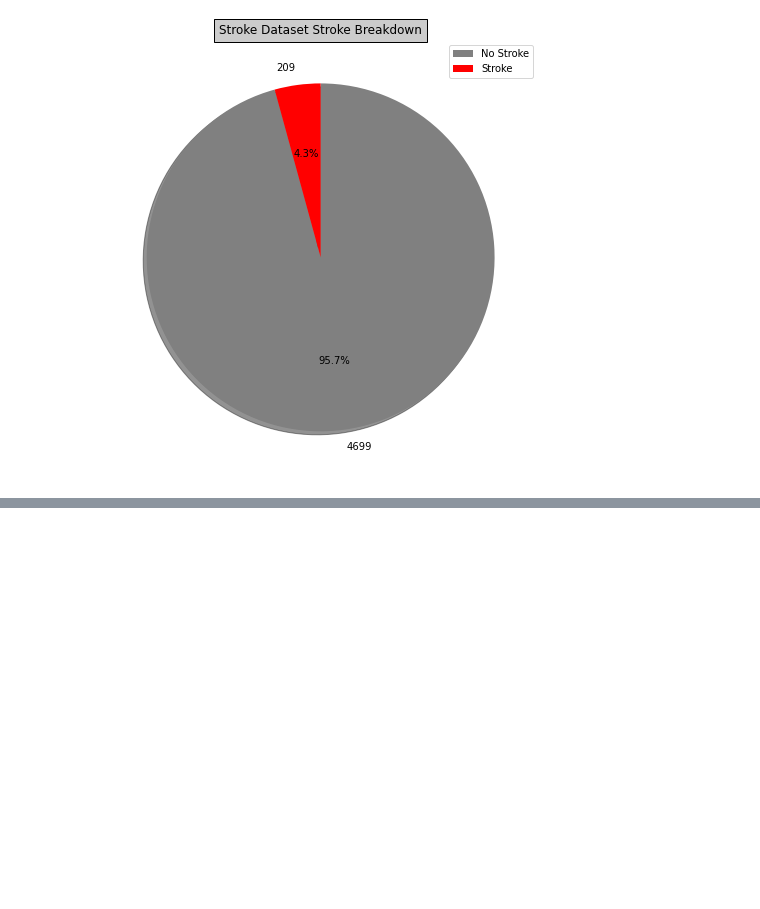
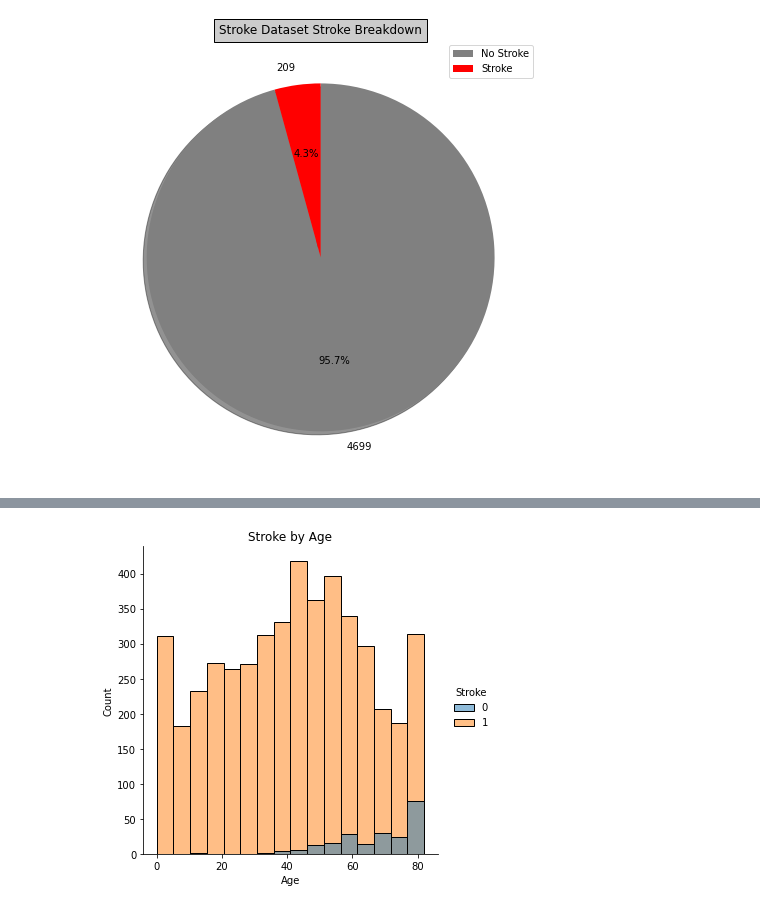
Before and after one commit to Mariapalacio96/Stroke_Prediction, a Jupyter notebook: visualizations.ipynb, the cells around one changed output, grey strips where cells are left out. Drawn from its saved outputs; the diff is of its cells as text; code cells hidden in the pictures; blank space fills up the shorter version.

```diff
--- a/visualizations.ipynb
+++ b/visualizations.ipynb
@@ -184,0 +194,8 @@ plt.savefig('Resources/demo_stroke.png')
+# %%
+# Distribution plot for Stroke by Age
+sns.displot(stroke_df, x="Age", hue="Stroke", bins=16).set(title='Stroke by Age')
+
+# Save figure
+plt.savefig('Resources/stroke_age.png')
+# %% [output]
+[figure, added]
```
Also changed, not shown: parts of 9 cells of this notebook, 10 other files.
